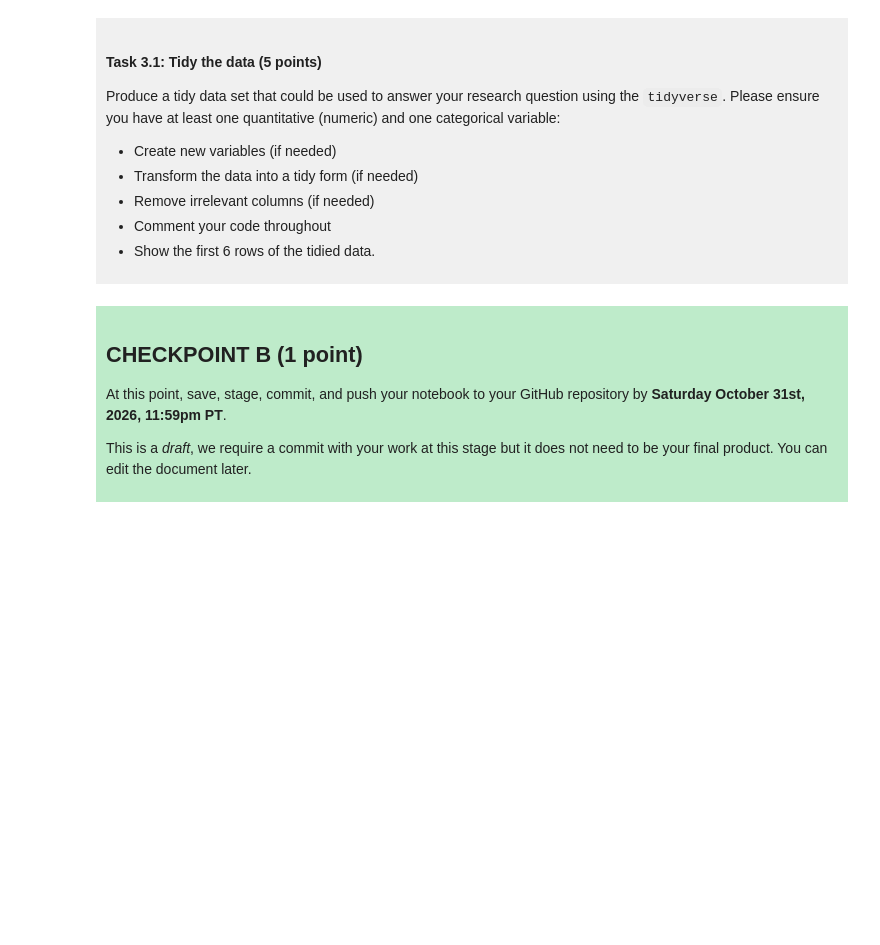
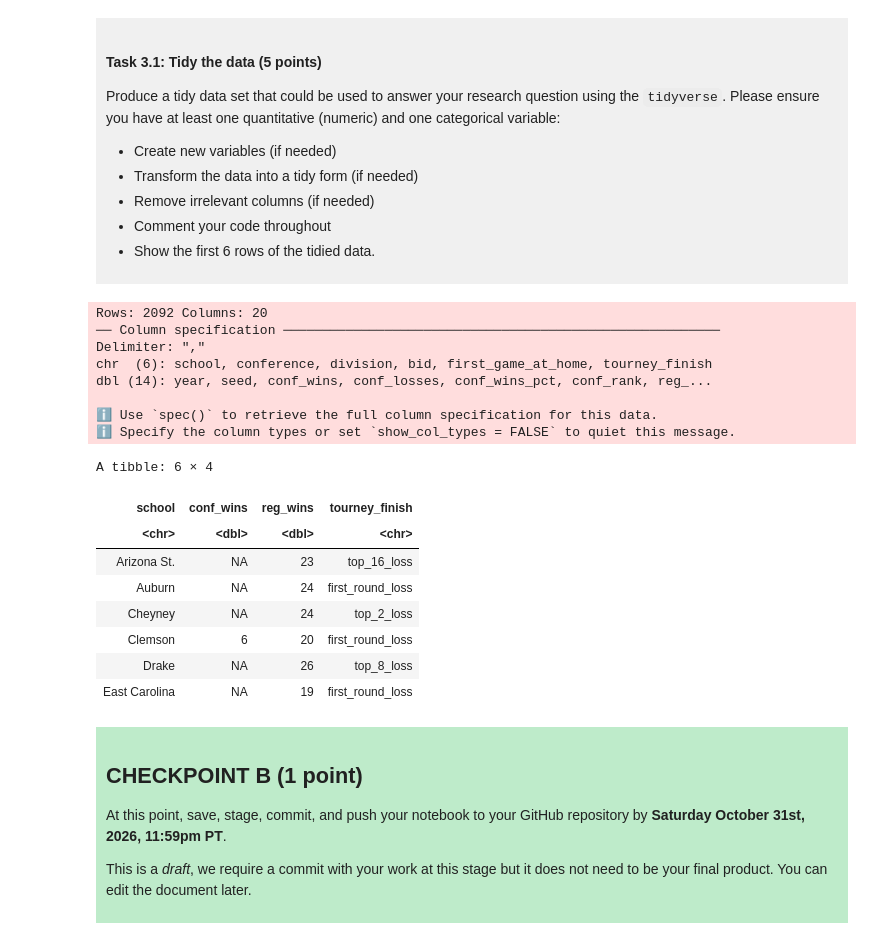
Before and after one commit to kacho-cheese34/dsci-100-project-kachi-chijuka, a Jupyter notebook: dsci-100-project-notebook.ipynb, the cells around one changed output. Drawn from its saved outputs; the diff is of its cells as text; code cells hidden in the pictures; blank space fills up the shorter version.

```diff
--- a/dsci-100-project-notebook.ipynb
+++ b/dsci-100-project-notebook.ipynb
@@ -226,7 +241,31 @@ Produce a tidy data set that could be used to answer your research question usin
 
 </div>
 # %%
-### EDIT THIS CODE CELL ###
+ncaa_womens<-read_delim("project_data/ncaa_womens.csv",
+           delim= ',')# reading the data into R again
+ncaa_womens_selected_6<- ncaa_womens|>
+select(school,conf_wins, reg_wins, tourney_finish)|># selecting the relevant columns
+head(6)
+
+ncaa_womens_selected_6
+# %% [output]
+Rows: 2092 Columns: 20
+── Column specification ────────────────────────────────────────────────────────
+Delimiter: ","
+chr  (6): school, conference, division, bid, first_game_at_home, tourney_finish
+dbl (14): year, seed, conf_wins, conf_losses, conf_wins_pct, conf_rank, reg_...
+
+ℹ Use `spec()` to retrieve the full column specification for this data.
+ℹ Specify the column types or set `show_col_types = FALSE` to quiet this message.
+A tibble: 6 × 4
+| school | conf_wins | reg_wins | tourney_finish |
+| <chr> | <dbl> | <dbl> | <chr> |
+| Arizona St. | NA | 23 | top_16_loss |
+| Auburn | NA | 24 | first_round_loss |
+| Cheyney | NA | 24 | top_2_loss |
+| Clemson | 6 | 20 | first_round_loss |
+| Drake | NA | 26 | top_8_loss |
+| East Carolina | NA | 19 | first_round_loss |
 # %% [markdown]
 <div style="background-color: #beebca; padding: 10px;">
 
```
Also changed, not shown: parts of 4 cells of this notebook.
